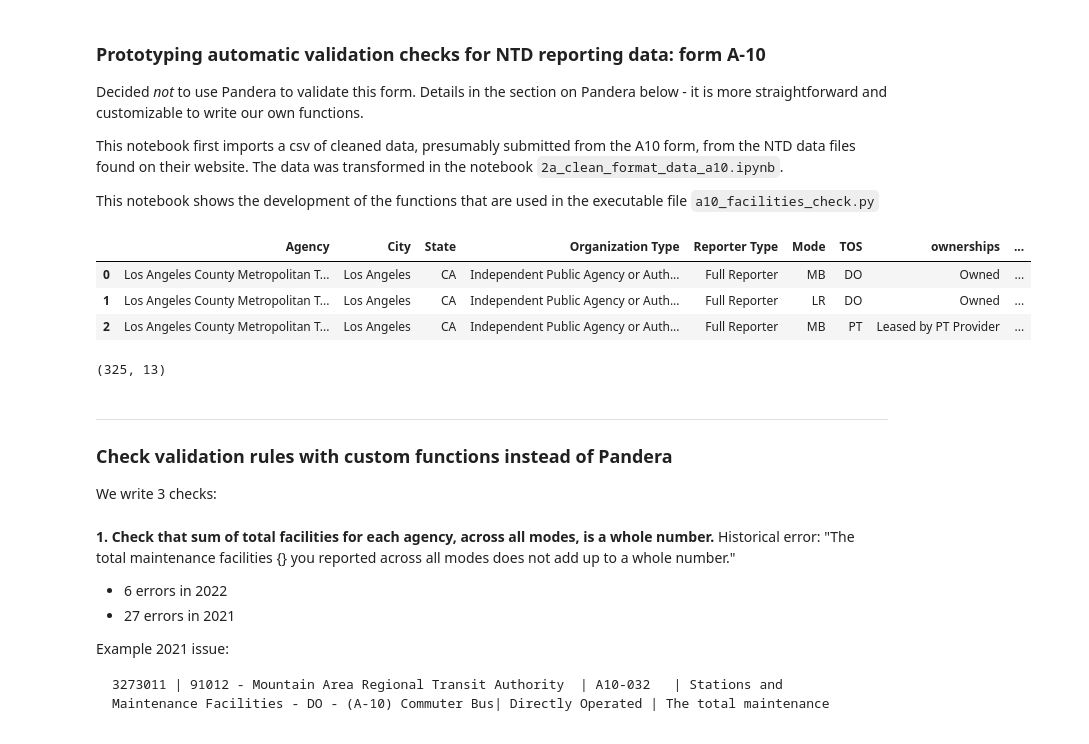
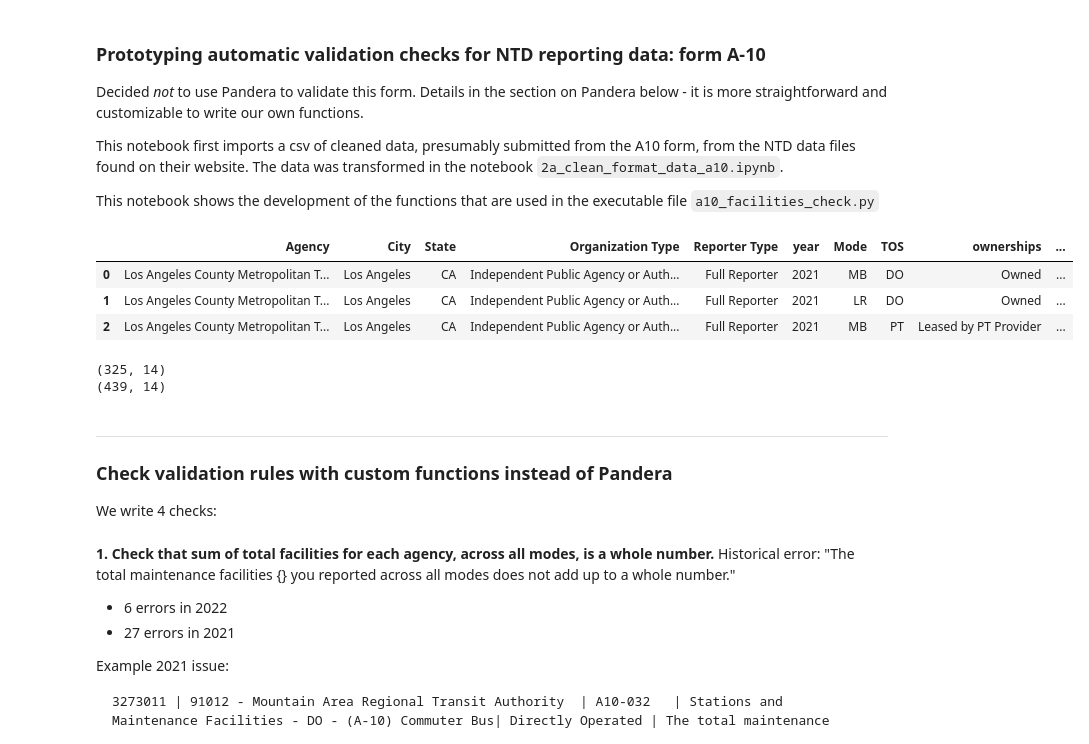
Before and after one commit to cal-itp/ntd-modernization, a Jupyter notebook: validation_tool/notebooks/2b_a10_validation_development.ipynb, the cells around one changed output. Cells and saved outputs as stored; diff of their text form; code cells hidden in the pictures.

```diff
--- a/validation_tool/notebooks/2b_a10_validation_development.ipynb
+++ b/validation_tool/notebooks/2b_a10_validation_development.ipynb
@@ -13,21 +13,24 @@ import numpy as np
 # %%
 # data to validate -
 
-df = pd.read_csv("data/2021_a10_submitted_partialdata.csv", index_col = 0) # A-10
-df.head(3)
+df1 = pd.read_csv("../data/2021_a10_submitted_partialdata.csv", index_col = 0) # 2021
+prior_yr = pd.read_csv("../data/2020_a10_submitted_partialdata.csv", index_col = 0) # 2020
+df1.head(3)
 # %% [output]
-|  | Agency | City | State | Organization Type | Reporter Type | Mode | TOS | ownerships | ... |
-| 0 | Los Angeles County Metropolitan T... | Los Angeles | CA | Independent Public Agency or Auth... | Full Reporter | MB | DO | Owned | ... |
-| 1 | Los Angeles County Metropolitan T... | Los Angeles | CA | Independent Public Agency or Auth... | Full Reporter | LR | DO | Owned | ... |
-| 2 | Los Angeles County Metropolitan T... | Los Angeles | CA | Independent Public Agency or Auth... | Full Reporter | MB | PT | Leased by PT Provider | ... |
+|  | Agency | City | State | Organization Type | Reporter Type | year | Mode | TOS | ownerships | ... |
+| 0 | Los Angeles County Metropolitan T... | Los Angeles | CA | Independent Public Agency or Auth... | Full Reporter | 2021 | MB | DO | Owned | ... |
+| 1 | Los Angeles County Metropolitan T... | Los Angeles | CA | Independent Public Agency or Auth... | Full Reporter | 2021 | LR | DO | Owned | ... |
+| 2 | Los Angeles County Metropolitan T... | Los Angeles | CA | Independent Public Agency or Auth... | Full Reporter | 2021 | MB | PT | Leased by PT Provider | ... |
 # %%
-df.shape
+print(df1.shape)
+print(prior_yr.shape)
 # %% [output]
-(325, 13)
+(325, 14)
+(439, 14)
 # %% [markdown]
 ---
 ### Check validation rules with custom functions instead of Pandera
-We write 3 checks:
+We write 4 checks:
 # %% [markdown]
 **1. Check that sum of total facilities for each agency, across all modes, is a whole number.** Historical error: "The total maintenance facilities {} you reported across all modes does not add up to a whole number."
   * 6 errors in 2022
```
Also changed, not shown: parts of 8 cells of this notebook, 6 other files.
